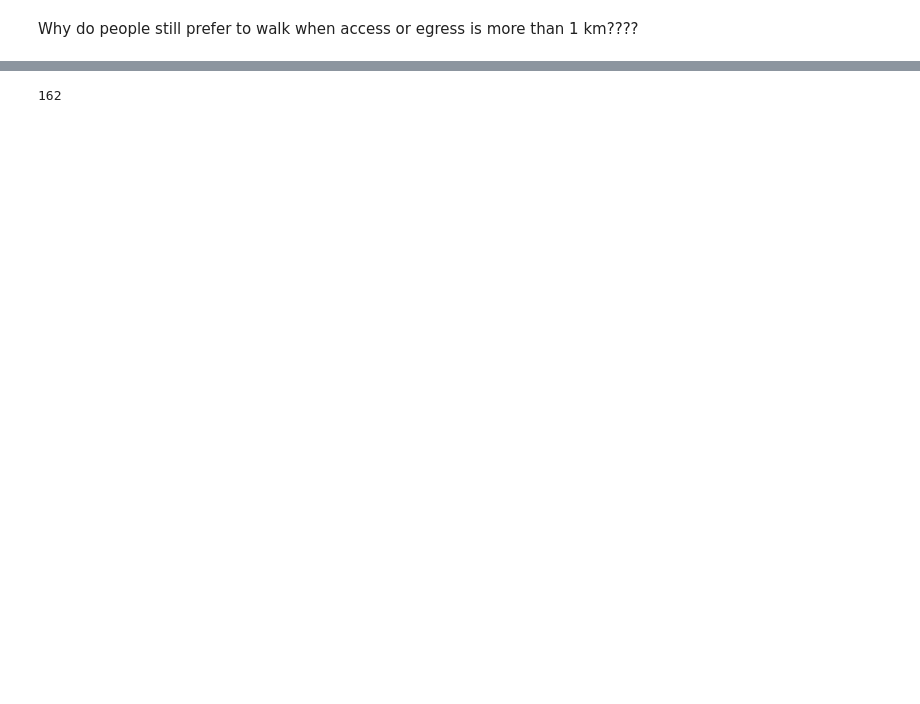
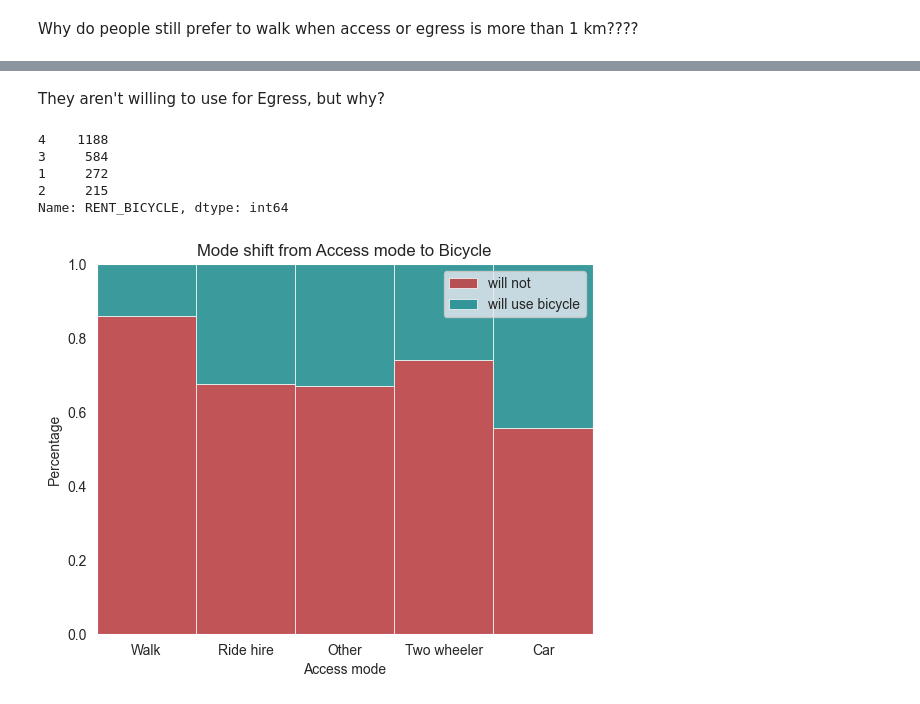
Before and after one commit to Gavaskar24/Metro, a Jupyter notebook: EDA.ipynb, the cells around one changed output, grey strips where cells are left out. Drawn from its saved outputs; the diff is of its cells as text; code cells hidden in the pictures; blank space fills up the shorter version.

```diff
--- a/EDA.ipynb
+++ b/EDA.ipynb
@@ -1454,11 +1588,47 @@ dtype: int64
+# %% [markdown]
+They aren't willing to use for Egress, but why?
 # %%
 df_a=df[df['RENT_BICYCLE']==1]
-df_a=df_a.loc[(df_a['EGRESS_DIS_B']!=1) & (df_a['EGRESS_DIS_B']!=5) ]
-combined_metro_stations = pd.concat([df_a['M_ORIGIN'], df_a['M_DESTINATION']])
-
-# Get the combined value counts
-combined_counts = combined_metro_stations.value_counts()
-pd.set_option('display.max_rows', None)
-combined_counts.sum()
+df_a=df_a.loc[(df_a['EGRESS_DIS_B']!=1) & (df_a['EGRESS_DIS_B']!=5) &(df_a['EGRESS_M']==1) ]
+# df_a['AGE_C'].value_counts()
+# print(df_a['M_DESTINATION'].value_counts(),df_a.shape[0])
-# %% [output]
-162
+# %%
+df_e=df[df['RENT_BICYCLE']==2]
+df_e=df_e.loc[(df_e['ACCESS_DIS_B']!=1) & (df_e['ACCESS_DIS_B']!=5) & (df_e['ACCESS_M']==1)]
+# df_e['D_TYPE'].value_counts()
+# df_e['M_ORIGIN'].value_counts()
+# %% [output]
+4    1188
+3     584
+1     272
+2     215
+Name: RENT_BICYCLE, dtype: int64
+# %%
+access_map={1:'Walk',2:'Bicycle',3:'Two wheeler',4:'Car',5:'Ride hire',6:'Ride hire',7:'Other',8:'Other',9:'Other',10:'Other',11:'Other',12:'Other'}
+
+# create a new column mapping ACCESS_M to above dictionary
+
+df['A_M']=df['ACCESS_M'].map(access_map)
+
+df1=df.copy()
+a_m={1:1,3:1,4:2}
+df1=df1[df1['RENT_BICYCLE']!=3]
+
+# df1.reset_index(drop=True, inplace=True)
+
+df1['RENT_BICYCLE']=df1['RENT_BICYCLE'].map(a_m)
+
+df1=df1[df1['ACCESS_M']!=2]
+sns.set_style('dark')
+custom_palette = ['teal','firebrick']
+# plt.figure(figsize=(6,6))
+# Create a stacked bar plot with percentages summing to 100%
+sns.histplot(data=df1, x='A_M', hue='RENT_BICYCLE', multiple='fill', palette=custom_palette, stat='percent',linewidth=0.5)
+
+plt.title('Mode shift from Access mode to Bicycle')
+plt.xlabel('Access mode')
+plt.ylabel('Percentage')
+plt.legend(['will not','will use bicycle'])
+plt.show()
+# %% [output]
+[figure, added]
```
Also changed, not shown: parts of 10 cells of this notebook.
